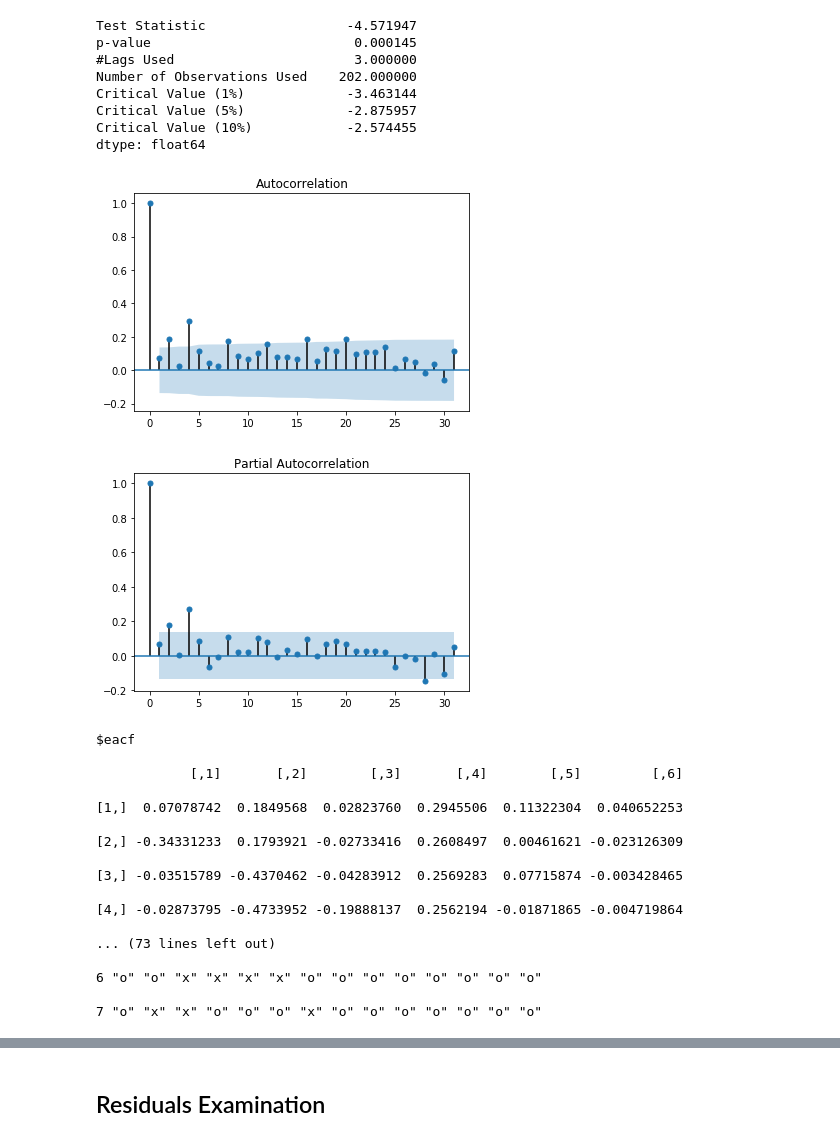
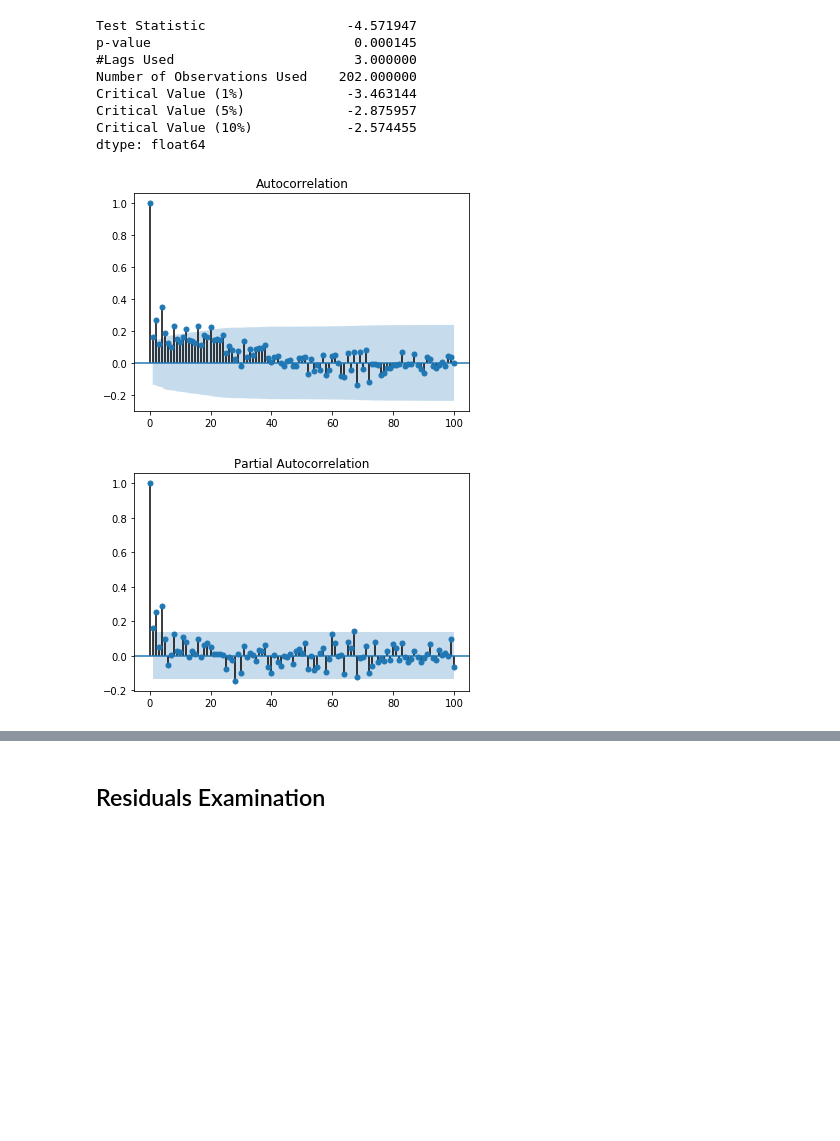
Before and after one commit to charlienew/Finance, a Jupyter notebook: S&P 500.ipynb, the cells around one changed output, grey strips where cells are left out. Cells and saved outputs as stored; diff of their text form; code cells hidden in the pictures; blank space fills up the shorter version.

```diff
--- a/S&P 500.ipynb
+++ b/S&P 500.ipynb
@@ -343,8 +182,3 @@ Critical Value (1%)             -3.463144
 Critical Value (5%)             -2.875957
 Critical Value (10%)            -2.574455
 dtype: float64
-# %%
-testStationarity(ts_log_diff_108)
-# %% [output]
-[figure, removed]
-[figure, removed]
@@ -356,22 +185,7 @@ out2 = eacf(ts_log_diff_108)
-# %%
-print(out2)
-# %% [output]
-$eacf
-
-            [,1]       [,2]        [,3]       [,4]        [,5]         [,6]
-
-[1,]  0.07078742  0.1849568  0.02823760  0.2945506  0.11322304  0.040652253
-
-[2,] -0.34331233  0.1793921 -0.02733416  0.2608497  0.00461621 -0.023126309
-
-[3,] -0.03515789 -0.4370462 -0.04283912  0.2569283  0.07715874 -0.003428465
-
-[4,] -0.02873795 -0.4733952 -0.19888137  0.2562194 -0.01871865 -0.004719864
-
-... (73 lines left out)
-
-6 "o" "o" "x" "x" "x" "x" "o" "o" "o" "o" "o" "o" "o" "o"
-
-7 "o" "x" "x" "o" "o" "o" "x" "o" "o" "o" "o" "o" "o" "o"
+# %%
+draw_acf_pacf(ts_log_diff_11, lags = 100)
+# %% [output]
+[figure, added]
+[figure, added]
 # %%
 from statsmodels.tsa.arima_model import ARMA
```
Also changed, not shown: parts of 34 cells of this notebook, 1 other file.
